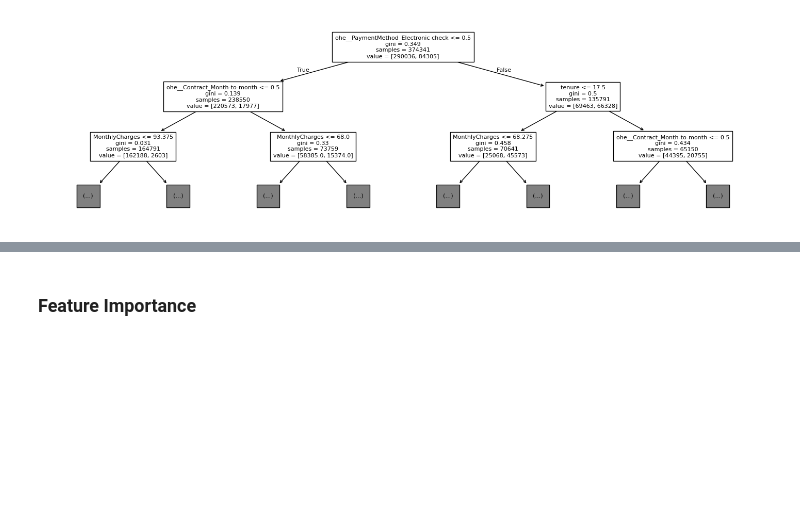
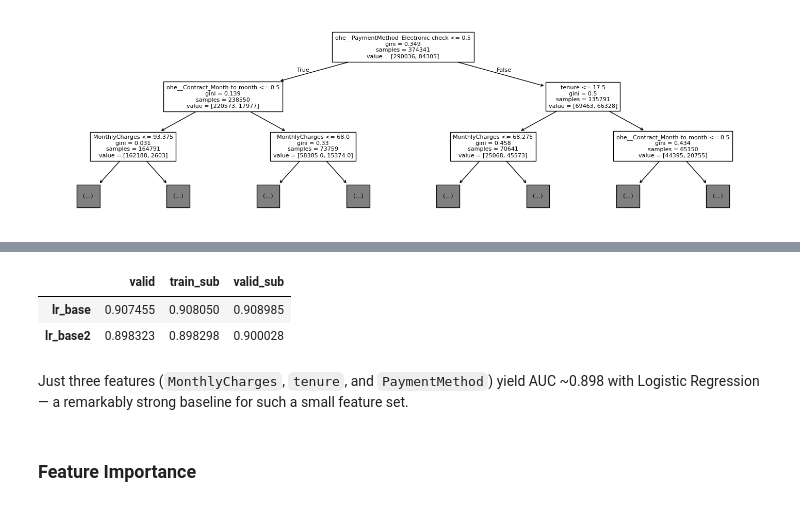
Before and after one commit to sunkusun9/ml-labs, a Jupyter notebook: examples/kaggle_s6e3/2.exploration.ipynb, the cells around one changed output, grey strips where cells are left out. Saved outputs shown, nothing was run; the diff lists cells and outputs as text; code cells hidden in the pictures; blank space fills up the shorter version.

```diff
--- a/examples/kaggle_s6e3/2.exploration.ipynb
+++ b/examples/kaggle_s6e3/2.exploration.ipynb
@@ -749,3 +876,11 @@ plt.show()
+# %%
+e_aml.get_collector('AUC').get_metrics_agg('lr.*')[0]
+# %% [output]
+|  | valid | train_sub | valid_sub |
+| lr_base | 0.907455 | 0.908050 | 0.908985 |
+| lr_base2 | 0.898323 | 0.898298 | 0.900028 |
+# %% [markdown]
+Just three features (`MonthlyCharges`, `tenure`, and `PaymentMethod`) yield AUC ~0.898 with Logistic Regression — a remarkably strong baseline for such a small feature set.
 # %% [markdown]
 ### Feature Importance
 # %%
```
Also changed, not shown: parts of 79 cells of this notebook, 3 other files.
